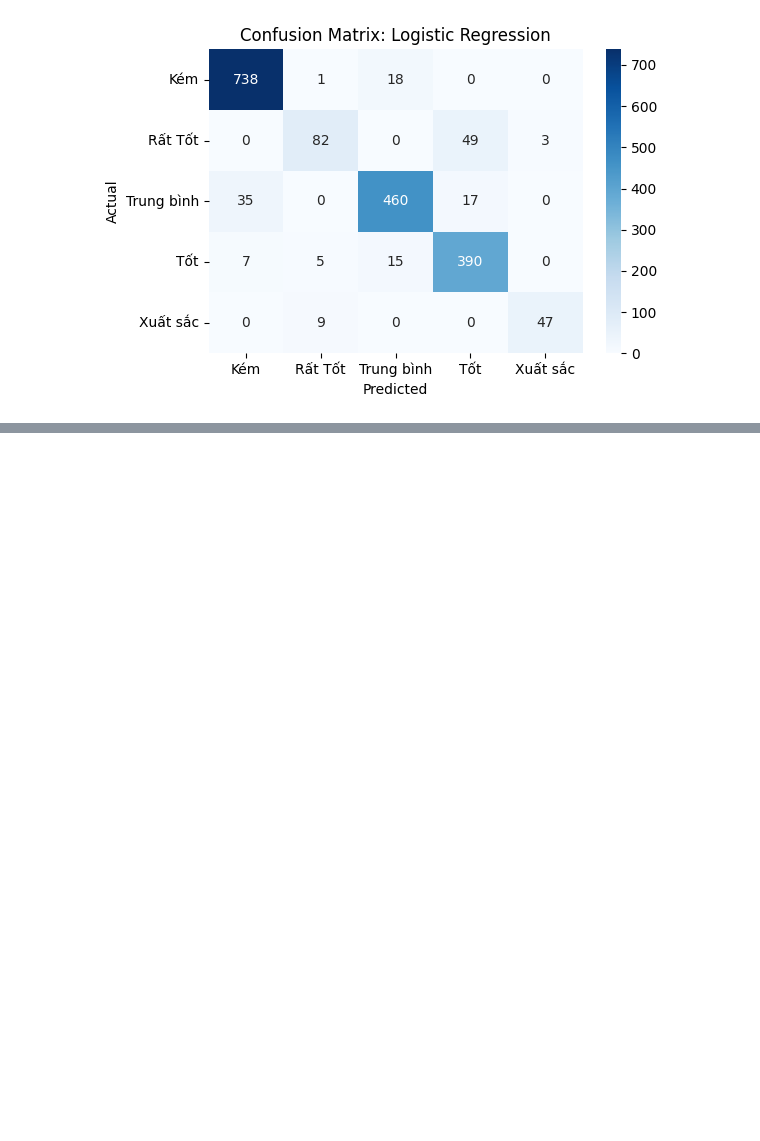
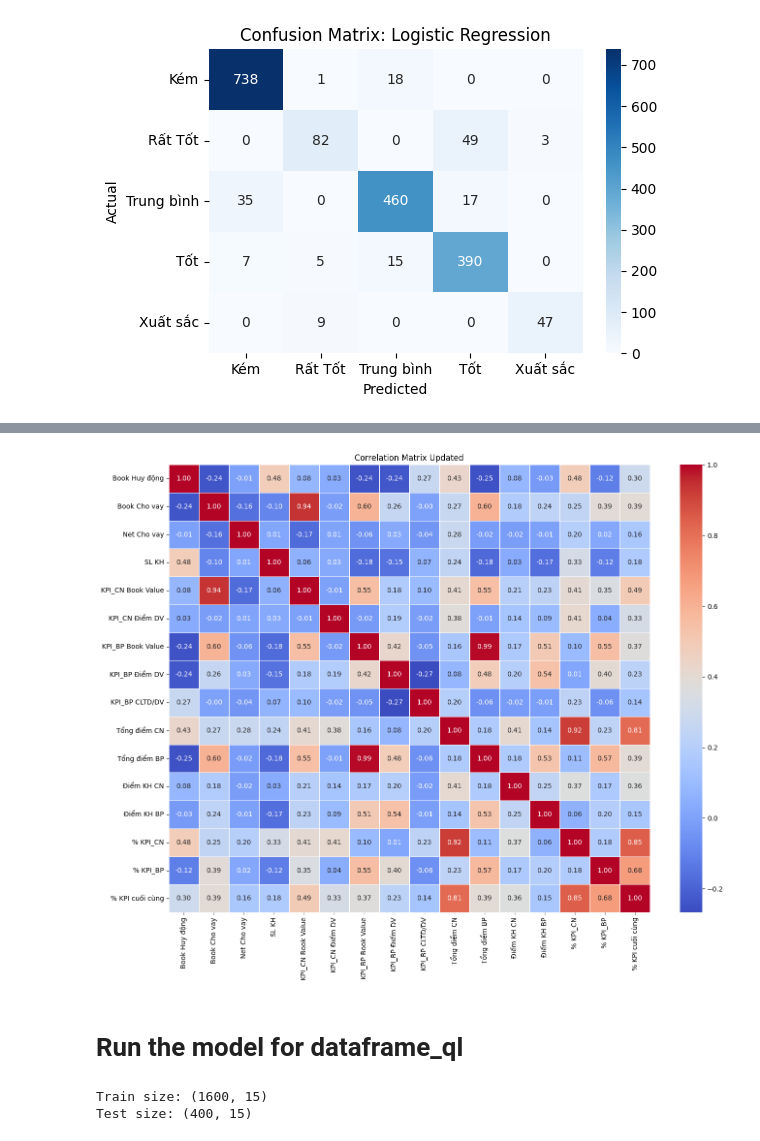
Before and after one commit to Tabaoan/FoxAI-Banking-MLs, a Jupyter notebook: KPI/Employee_flexibility.ipynb, the cells around one changed output, grey strips where cells are left out. Drawn from its saved outputs; the diff is of its cells as text; code cells hidden in the pictures; blank space fills up the shorter version.

```diff
--- a/KPI/Employee_flexibility.ipynb
+++ b/KPI/Employee_flexibility.ipynb
@@ -614,0 +668,59 @@ weighted avg       0.91      0.92      0.91      1876
+# %%
+# Xóa các biến Không liên quan
+df_ql.drop(columns=['Điểm Book TỔNG HĐ chưa chặn',
+                 'Điểm Book HĐ KỲ HẠN chưa chặn',
+                 'Điểm Book HĐ CASA chưa chặn',
+                 'Điểm Book CV chưa chặn',
+                 'Mã ĐVKD',
+                 'Số năm đã làm',
+                 'Tuổi',
+                 'KPI_CN CLTD/DV',
+                 'Thu nhập Gross',
+                 'Điểm Net HĐ',
+                 'Điểm Net CV',
+                 #'KPI_CN Book Value',
+                 'KPI_CN Net Value',
+                 #'% KPI_CN',
+                 #'% KPI_BP',
+                 'Tỷ trọng KPI_CN',
+                 'Tỷ trọng KPI_BP',
+                 #'KPI_BP Book Value',
+                 'KPI_BP Net Value',
+                 'Net Huy động'
+
+                ], inplace=True)
+
+
+
+# Xóa biến thiếu ý nghĩa - khoảng 90% giá trị = 0
+df_ql.drop(columns=['Điểm Cộng/Trừ CN'], inplace=True)
+# %%
+# Ma trận tương quan 2
+df_numeric_3 = df_ql.select_dtypes(include=[np.number])
+corr_matrix_3 = df_numeric_3.corr()
+plt.figure(figsize=(16,12))
+sns.heatmap(corr_matrix_3, annot=True, fmt=".2f", cmap='coolwarm', linewidths=0.5)
+plt.title('Correlation Matrix Updated')
+plt.show()
+# %% [output]
+[figure, added]
+# %% [markdown]
+# Run the model for dataframe_ql
+# %%
+# Biến x là các biến đầu vào, y là đầu ra cần dự đoán
+x = df_ql.drop(['% KPI cuối cùng'], axis=1)
+y = df_ql['% KPI cuối cùng']
+
+# Chia dữ liệu train/test
+X_train, X_test, y_train, y_test = train_test_split(
+    x, y,
+    test_size=0.2,
+    random_state=42
+)
+
+# Kiểm tra kích thước tập train/test
+print("Train size:", X_train.shape)
+print("Test size:", X_test.shape)
+# %% [output]
+Train size: (1600, 15)
+Test size: (400, 15)
```
Also changed, not shown: parts of 30 cells of this notebook.
